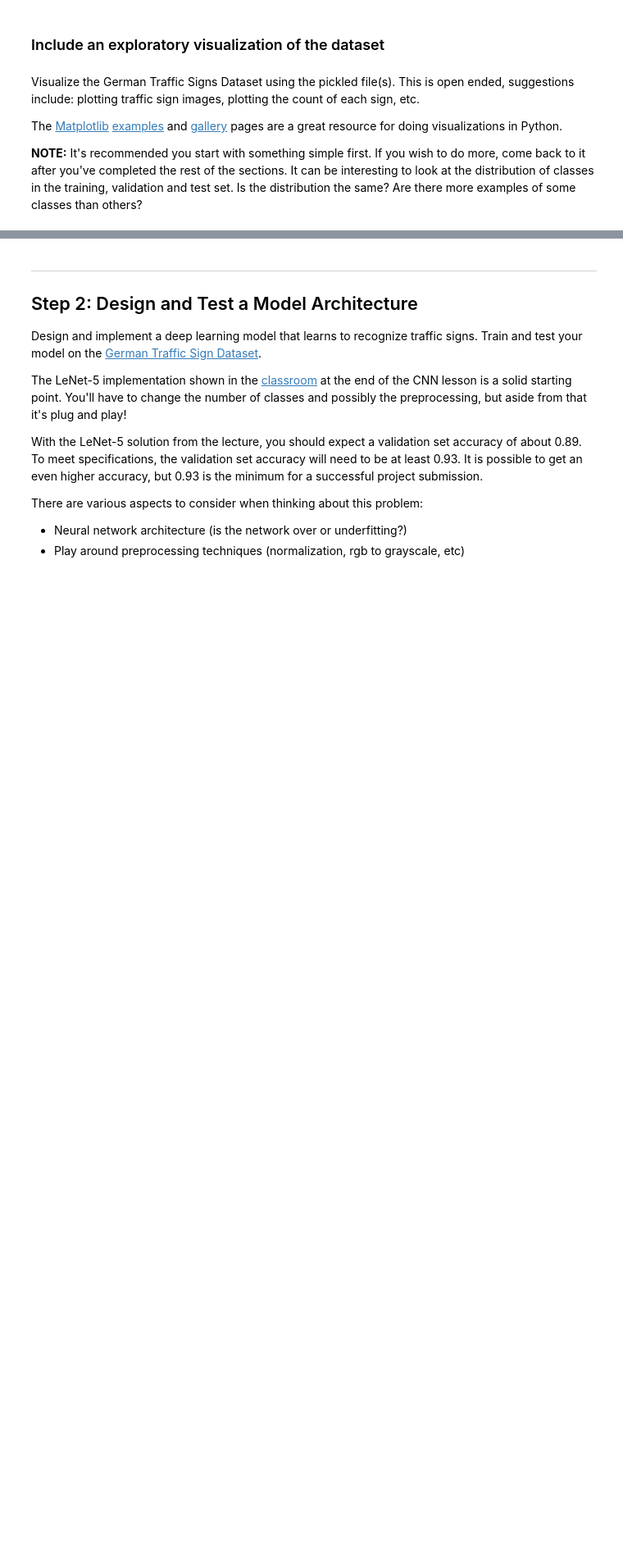
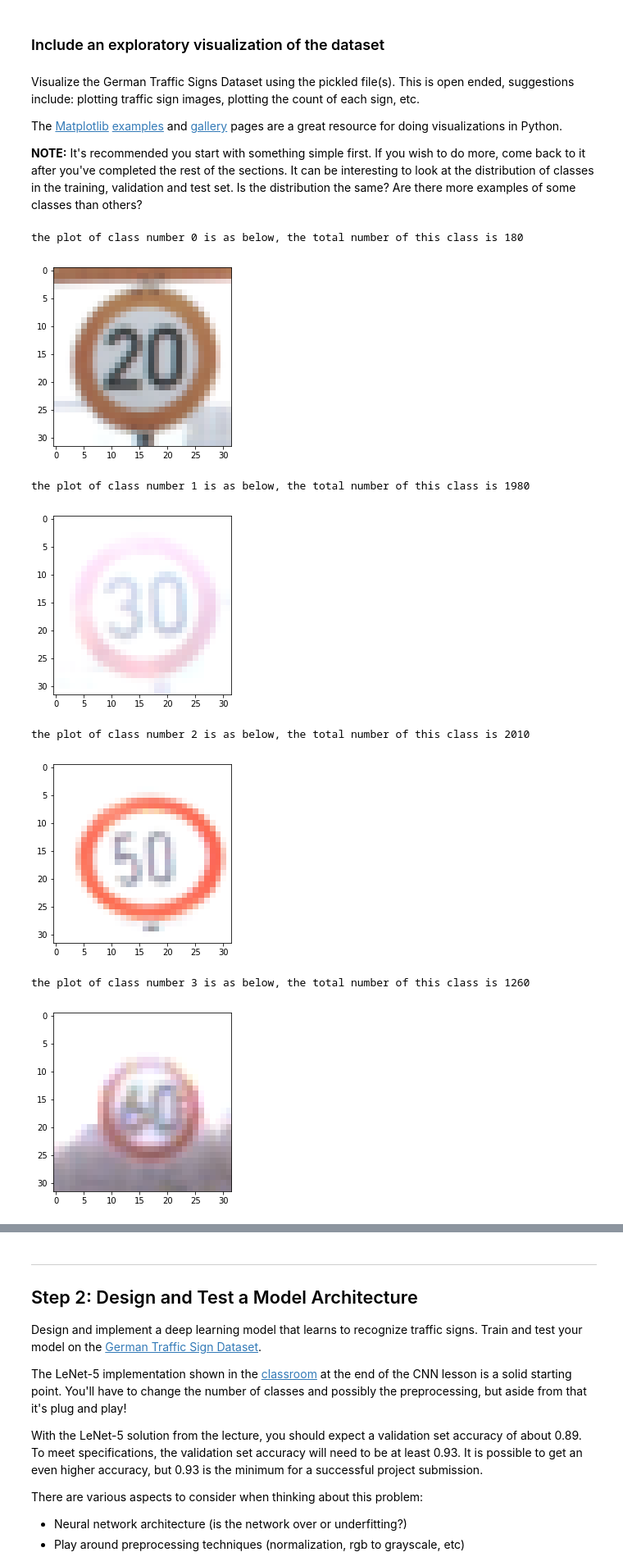
Before and after one commit to fangyan93/Self_Driving_Car_Traffic_Sign_Classifier, a Jupyter notebook: Traffic_Sign_Classifier_1.ipynb, the cells around one changed output, grey strips where cells are left out. Shown at 82% size. Saved outputs shown, nothing was run; the diff lists cells and outputs as text; code cells hidden in the pictures; blank space fills up the shorter version.

```diff
--- a/Traffic_Sign_Classifier_1.ipynb
+++ b/Traffic_Sign_Classifier_1.ipynb
@@ -101,28 +101,40 @@ The [Matplotlib](http://matplotlib.org/) [examples](http://matplotlib.org/exampl
 # %%
 ### Data exploration visualization code goes here.
 ### Feel free to use as many code cells as needed.
 %matplotlib inline
 import matplotlib
 import matplotlib.pyplot as plt
 import matplotlib.image as mpimg
 # Visualizations will be shown in the notebook.
 #
 from collections import OrderedDict
 
-# count_train_data = OrderedDict()
-# plot_train_data = {}
-# count_validation_data = OrderedDict()
-# count_test_data = OrderedDict()
-# for i in range(n_train):
-#     count_train_data.setdefault(train['labels'][i], 0)
-#     if(count_train_data[y_train[i]] == 0):
-# #         print("the plot of class number %d is " % y_train[i])
-# #         plt.imshow(X_train[i])
-# #         plt.show()
-#         plot_train_data[y_train[i]] = i
-#     count_train_data[y_train[i]] += 1
-# count_train_data = OrderedDict(sorted(count_train_data.items()))
-# for cls in count_train_data:
-#     print("the plot of class number %d is as below, the total number of this class is %d" % (cls, count_train_data[cls]))
-#     plt.imshow(train['features'][plot_train_data[cls]])
-#     plt.show()
+count_train_data = OrderedDict()
+plot_train_data = OrderedDict()
+count_validation_data = OrderedDict()
+count_test_data = OrderedDict()
+for i in range(n_train):
+    count_train_data.setdefault(train['labels'][i], 0)
+    plot_train_data.setdefault(train['labels'][i], 0)
+
+    last_index = plot_train_data[train['labels'][i]]
+    last_sum = np.sum(train['features'][last_index])
+    cur_sum = np.sum(train['features'][i])
+    if(cur_sum > last_sum):
+        plot_train_data[train['labels'][i]] = i
+
+    count_train_data[train['labels'][i]] += 1
+count_train_data = OrderedDict(sorted(count_train_data.items()))
+for cls in count_train_data:
+    print("the plot of class number %d is as below, the total number of this class is %d" % (cls, count_train_data[cls]))
+    plt.imshow(train['features'][plot_train_data[cls]])
+    plt.show()
+# %% [output]
+the plot of class number 0 is as below, the total number of this class is 180
+[figure, added]
+the plot of class number 1 is as below, the total number of this class is 1980
+[figure, added]
+the plot of class number 2 is as below, the total number of this class is 2010
+[figure, added]
+the plot of class number 3 is as below, the total number of this class is 1260
+[figure, added]
```
Also changed, not shown: parts of 7 cells of this notebook.
